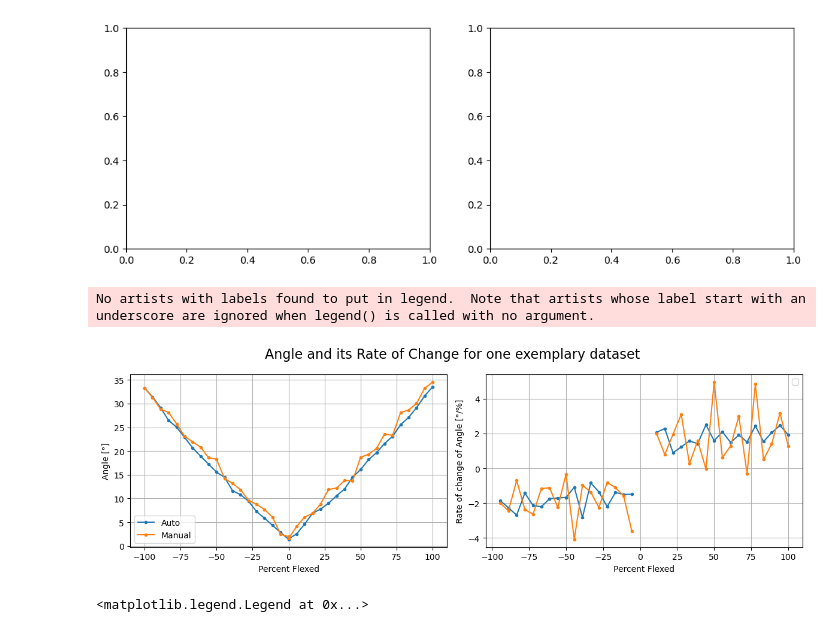
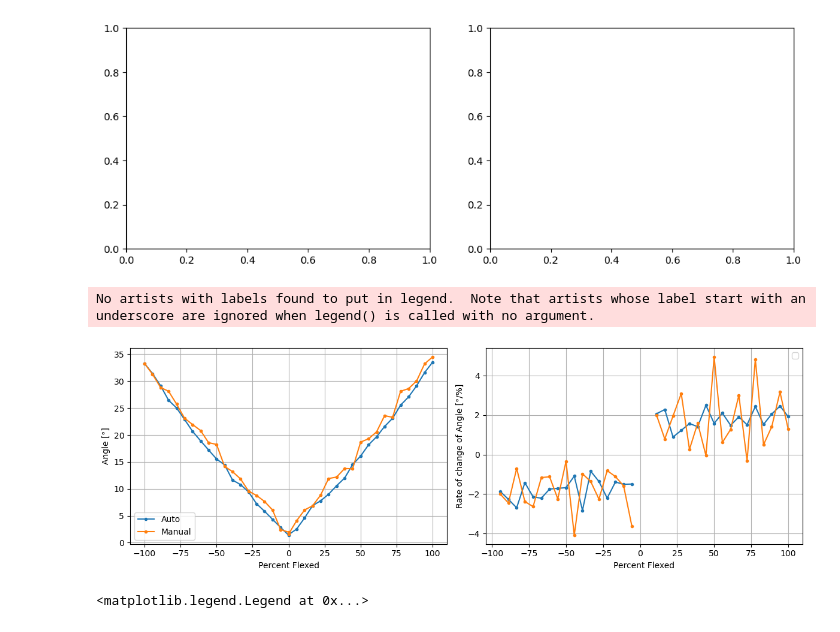
Before and after one commit to nepalaayush/thesis_new, a Jupyter notebook: manuscript/master_df_inverted.ipynb, the cells around one changed output. Cells and saved outputs as stored; diff of their text form; code cells hidden in the pictures.

```diff
--- a/manuscript/master_df_inverted.ipynb
+++ b/manuscript/master_df_inverted.ipynb
@@ -87,36 +87,36 @@ for ds in datasets:
         axes[0].plot(percent_flexed, angle, '.-',
                      label=con,
                      color='tab:blue' if con == 'Auto' else 'tab:orange')
 
         # For negative Percent Flexed
         ind_neg = percent_flexed < 0
         axes[1].plot(percent_flexed[ind_neg],
                      np.diff(angle[ind_neg], prepend=np.nan), '.-',
                      label=con if ds == 1 and np.any(ind_neg) else None,
                      color='tab:blue' if con == 'Auto' else 'tab:orange')
 
         # For positive Percent Flexed
         ind_pos = percent_flexed > 0
         axes[1].plot(percent_flexed[ind_pos],
                      np.diff(angle[ind_pos], prepend=np.nan), '.-',
                      color='tab:blue' if con == 'Auto' else 'tab:orange')
 
 for ax in axes:
     ax.legend()
     ax.set_xlabel('Percent Flexed')
     ax.grid()
 axes[0].set_ylabel('Angle [°]')
 axes[1].set_ylabel('Rate of change of Angle [°/%]')
 
-fig.suptitle('Angle and its Rate of Change for one exemplary dataset', fontsize=16)
+#fig.suptitle('Angle and its Rate of Change for one exemplary dataset', fontsize=16)
 
 #plt.grid()
 plt.tight_layout()
-#plt.savefig('exemplary_dataset.svg', dpi=300)
+plt.savefig('exemplary_dataset.svg', dpi=300)
 plt.show()
 # %% [output]
 No artists with labels found to put in legend.  Note that artists whose label start with an underscore are ignored when legend() is called with no argument.
-[figure, old version]
+[figure, new version]
 # %%
 fig, ax = plt.subplots(nrows=1, ncols=1, figsize=(6,4))
 conditions = ['Auto', 'Manual']
```
Also changed, not shown: parts of 1 cell of this notebook, 15 other files.
